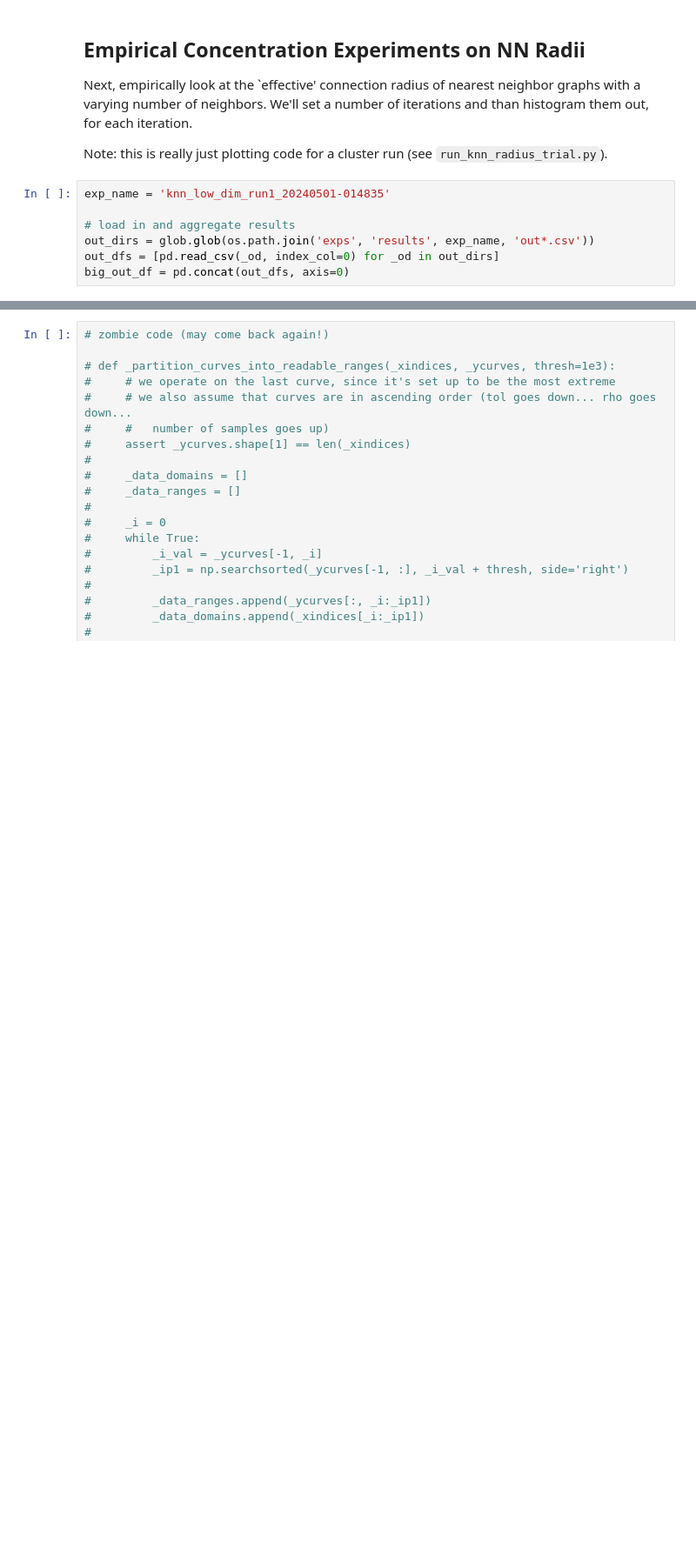
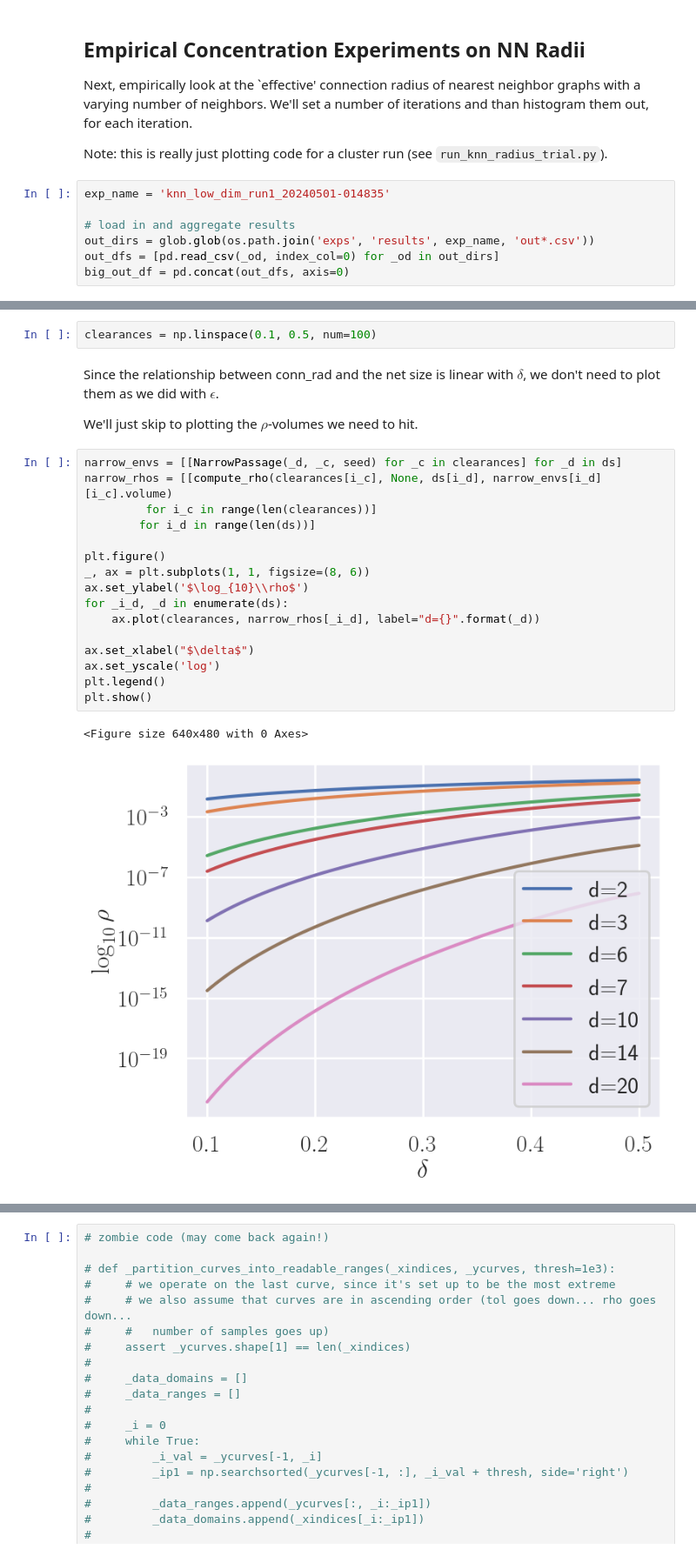
Before and after one commit to robustrobotics/nonasymptotic-mp, a Jupyter notebook: notebooks/designing_tractable_experiments.ipynb, the cells around one changed output, grey strips where cells are left out. Shown at 87% size. Saved outputs shown, nothing was run; the diff lists cells and outputs as text; blank space fills up the shorter version.

```diff
--- a/notebooks/designing_tractable_experiments.ipynb
+++ b/notebooks/designing_tractable_experiments.ipynb
@@ -232,0 +243,25 @@ Options:
+# %%
+clearances = np.linspace(0.1, 0.5, num=100)
+# %% [markdown]
+Since the relationship between conn_rad and the net size is linear with $\delta$, we don't need to plot them as we did with $\epsilon$.
+
+We'll just skip to plotting the $\rho$-volumes we need to hit.
+# %%
+narrow_envs = [[NarrowPassage(_d, _c, seed) for _c in clearances] for _d in ds]
+narrow_rhos = [[compute_rho(clearances[i_c], None, ds[i_d], narrow_envs[i_d][i_c].volume)
+         for i_c in range(len(clearances))]
+        for i_d in range(len(ds))]
+
+plt.figure()
+_, ax = plt.subplots(1, 1, figsize=(8, 6))
+ax.set_ylabel('$\log_{10}\\rho$')
+for _i_d, _d in enumerate(ds):
+    ax.plot(clearances, narrow_rhos[_i_d], label="d={}".format(_d))
+
+ax.set_xlabel("$\delta$")
+ax.set_yscale('log')
+plt.legend()
+plt.show()
+# %% [output]
+<Figure size 640x480 with 0 Axes>
+[figure, added]
```
Also changed, not shown: parts of 12 cells of this notebook, 1 other file.
